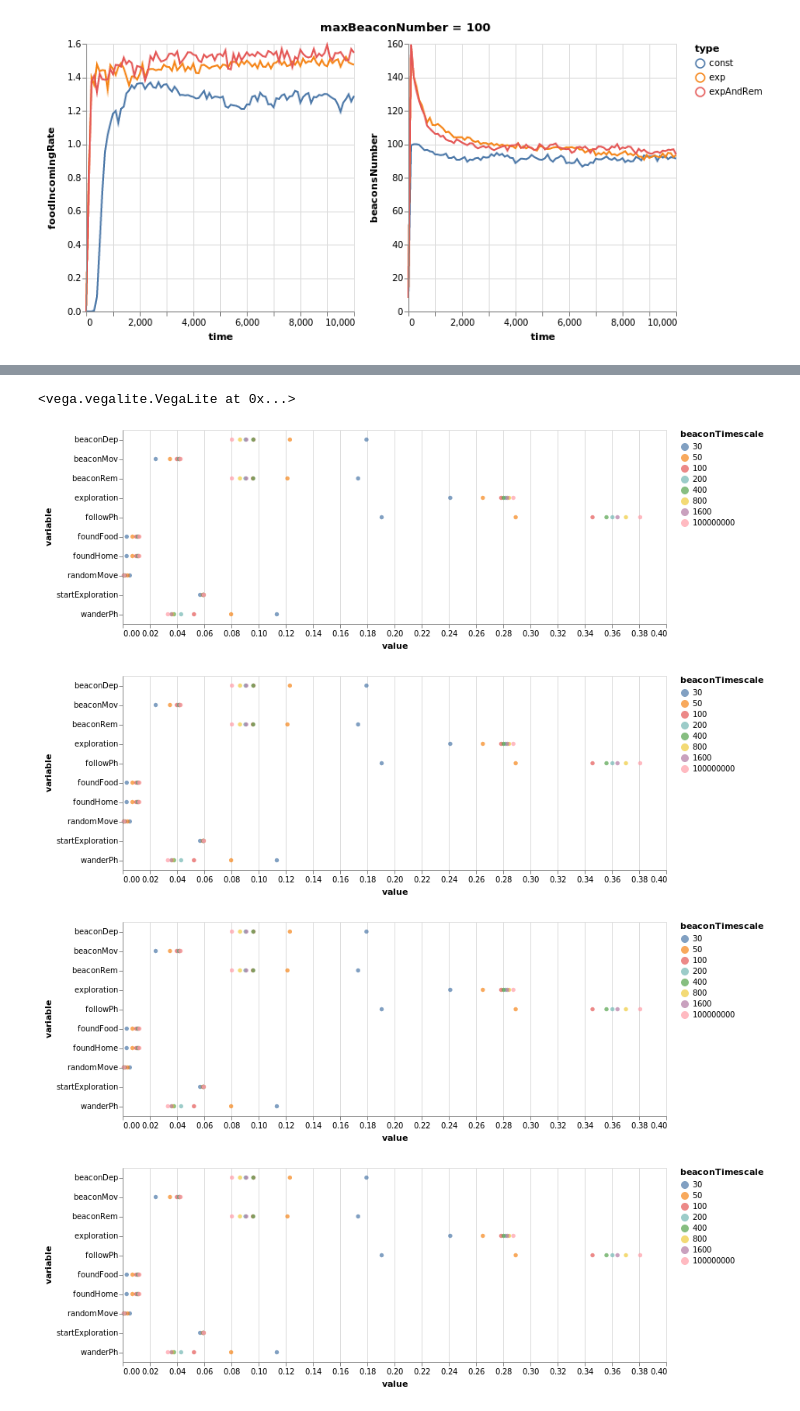
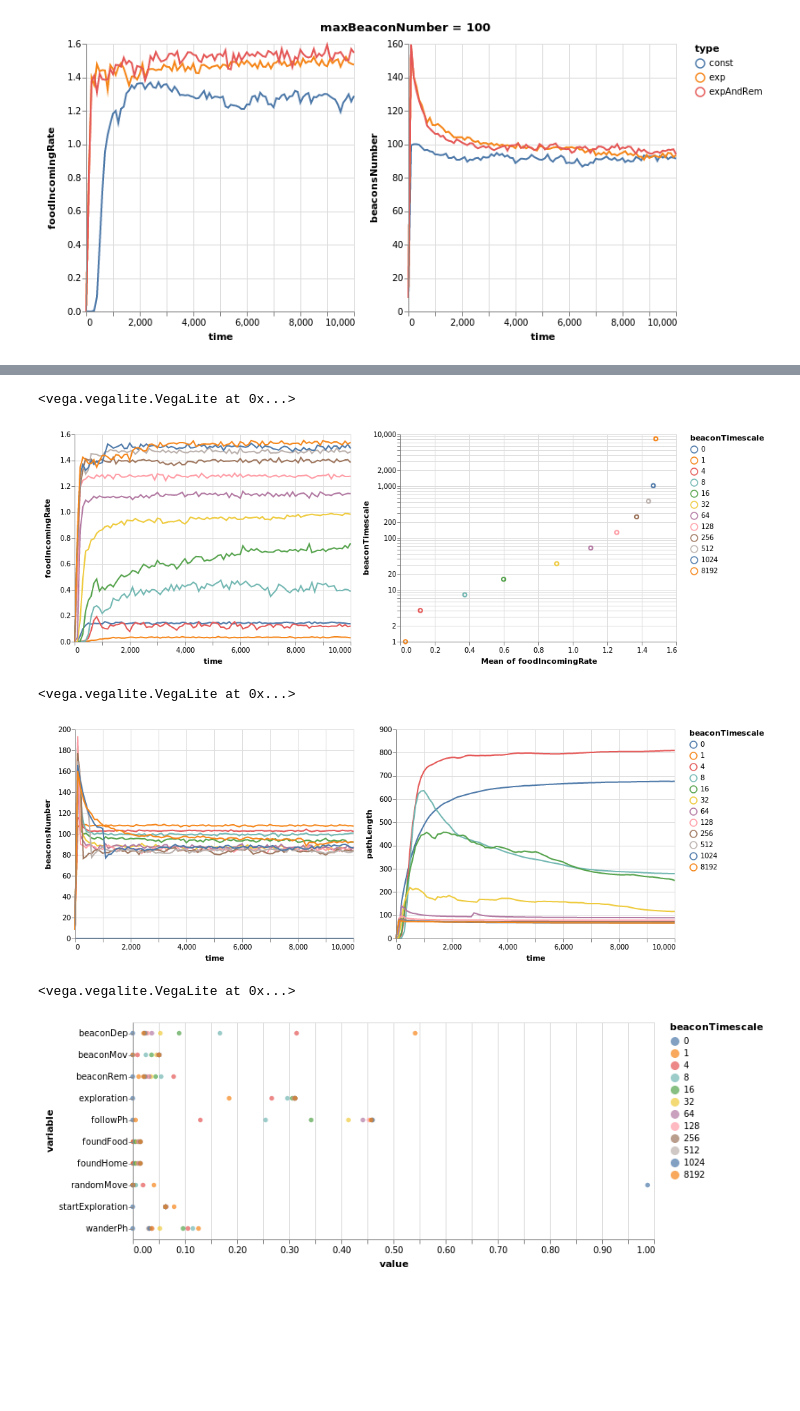
Before and after one commit to MarcoVitalii/IntSysProject, a Jupyter notebook: python/dataAnalysis.ipynb, the cells around one changed output, grey strips where cells are left out. Cells and saved outputs as stored; diff of their text form; code cells hidden in the pictures; blank space fills up the shorter version.

Commit message:
data analysis updated. Report almost complete.

```diff
--- a/python/dataAnalysis.ipynb
+++ b/python/dataAnalysis.ipynb
@@ -115,0 +102,5 @@ alt.Chart(meaned).mark_line().encode(
+# %%
+timescaleDF = pd.read_csv('../data/beaconTimescale.csv.bz2')
+meaned = timescaleDF.groupby(['beaconTimescale','time']).mean().reset_index().iloc[:,[0,1,3,4,5,6]]
+timescaleDF.loc[:,['beaconTimescale','seed']].drop_duplicates().groupby('beaconTimescale').count()
+# This few lines of code show how many simulations are taken into consideration to measure the performances of the model.
@@ -116,29 +122,67 @@ alt.Chart(meaned).mark_line().encode(
+# %%
+chart =alt.Chart(meaned)
+gr1 =chart.mark_line().encode(
+        x='time',
+        y='foodIncomingRate',
+        color='beaconTimescale:N')
+gr2 = alt.Chart(meaned[meaned.beaconTimescale != 0]).mark_point().encode(
+    x='mean(foodIncomingRate)',
+    #x=alt.X('mean(foodIncomingRate)',scale=alt.Scale(type='log')),
+    y=alt.Y('beaconTimescale',scale=alt.Scale(type='log')),
+    color='beaconTimescale:N')
+gr3 = chart.mark_line().encode(
+    x = 'time',
+    y = 'pathLength',
+    color= 'beaconTimescale:O'
+    )
+gr1 | gr2
+# %% [output]
+<vega.vegalite.VegaLite at 0x...>
+[figure, added]
+# %%
+gr1 =chart.mark_line().encode(
+        x='time',
+        y='beaconsNumber',
+        color='beaconTimescale:N')
+
+#beaconTimescale 1 is exluded as its pathLength grow monotonically in time and renders unreadable the rest of the data.
+gr2 = alt.Chart(meaned[meaned.beaconTimescale != 0]).mark_point().encode(
+    x='mean(foodIncomingRate)',
+    #x=alt.X('mean(foodIncomingRate)',scale=alt.Scale(type='log')),
+    y=alt.Y('beaconTimescale',scale=alt.Scale(type='log')),
+    color='beaconTimescale:N')
+gr3 = alt.Chart(meaned[meaned.beaconTimescale != 1]).mark_line().encode(
+    x = 'time',
+    y = 'pathLength',
+    color= 'beaconTimescale:O'
+    )
+gr4 =chart.mark_line().encode(
+        x='time',
+        y='foodRecovered',
+        color='beaconTimescale:N')
+
+gr1 | gr3
+# %% [output]
+<vega.vegalite.VegaLite at 0x...>
+[figure, added]
 # %%
- df1 = df[['beaconTimescale','foundFood', 'foundHome', 'beaconRem', 'exploration', 'startExploration','beaconMov', 'followPh', 'beaconDep', 'wanderPh', 'randomMove']]
+ df1 = timescaleDF[['beaconTimescale','foundFood', 'foundHome', 'beaconRem', 'exploration', 'startExploration','beaconMov', 'followPh', 'beaconDep', 'wanderPh', 'randomMove']]
 # %%
 
 df2 = df1.groupby(['beaconTimescale']).mean().reset_index().melt(['beaconTimescale'])
 df2 =df2[df2.beaconTimescale != 138]
 c1 = alt.Chart(df2).mark_circle().encode(
     y = 'variable',
-    x = 'value',
+    #x = alt.X('value',scale=alt.Scale(type='log')),
+    x='value',
     color = 'beaconTimescale:N').properties(
     height=250,
-    width=700)
+    width=600)
 
-
-df3 = df[['foodIncomingRate','foundFood', 'foundHome', 'beaconRem', 'exploration', 'startExploration','beaconMov', 'followPh', 'beaconDep', 'wanderPh', 'randomMove']]
-c2 = alt.Chart(df3.groupby('foodIncomingRate').mean().reset_index().melt('foodIncomingRate')).mark_point().encode(
-    x = 'variable',
-    y = 'value',
-    color = 'foodIncomingRate').configure_legend(gradientStrokeColor='0x00ff00',gradientWidth=40)
 c1
 # %% [output]
 <vega.vegalite.VegaLite at 0x...>
-[figure, old version]
+[figure, new version]
-[figure, removed]
-[figure, removed]
-[figure, removed]
 # %%
 alt.Chart(df2).mark_bar().encode(
     x=alt.X('sum(value)', stack="normalize"),
```
Also changed, not shown: parts of 6 cells of this notebook, 11 other files.
